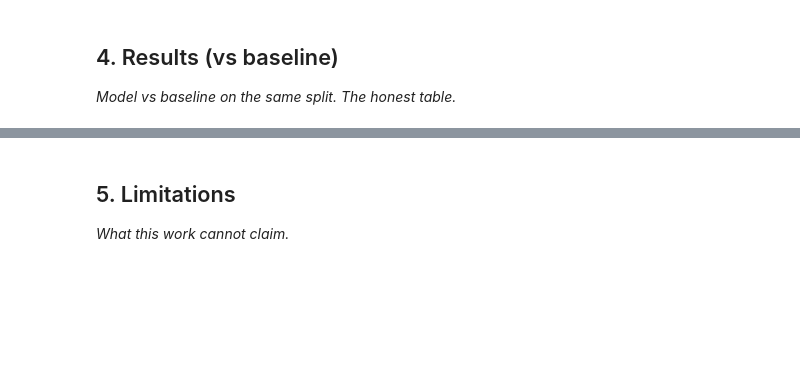
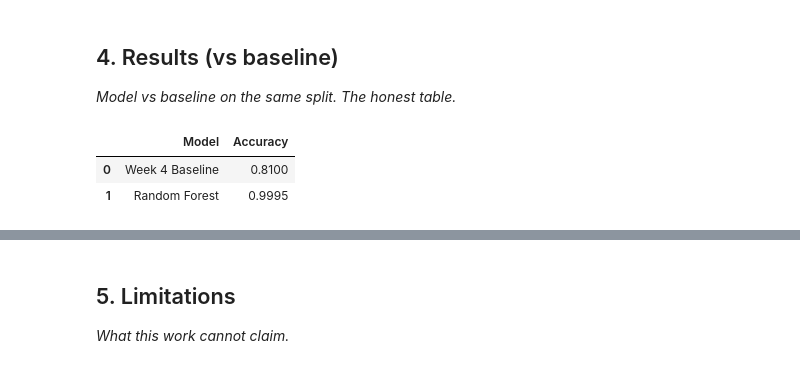
Before and after one commit to Sidd13789/flyrank-ml-internship, a Jupyter notebook: work/notebooks/capstone.ipynb, the cells around one changed output, grey strips where cells are left out. Saved outputs shown, nothing was run; the diff lists cells and outputs as text; code cells hidden in the pictures; blank space fills up the shorter version.

```diff
--- a/work/notebooks/capstone.ipynb
+++ b/work/notebooks/capstone.ipynb
@@ -22,3 +95,22 @@ This skeleton is yours to fill. Work the sections **in order** — each one has
 ## 4. Results (vs baseline)
 
 *Model vs baseline on the same split. The honest table.*
+# %%
+import pandas as pd
+
+results = pd.DataFrame({
+    "Model":[
+        "Week 4 Baseline",
+        "Random Forest"
+    ],
+    "Accuracy":[
+        0.81,        # Replace with your actual baseline if different
+        0.9995
+    ]
+})
+
+results
+# %% [output]
+|  | Model | Accuracy |
+| 0 | Week 4 Baseline | 0.8100 |
+| 1 | Random Forest | 0.9995 |
```
Also changed, not shown: parts of 11 cells of this notebook.
